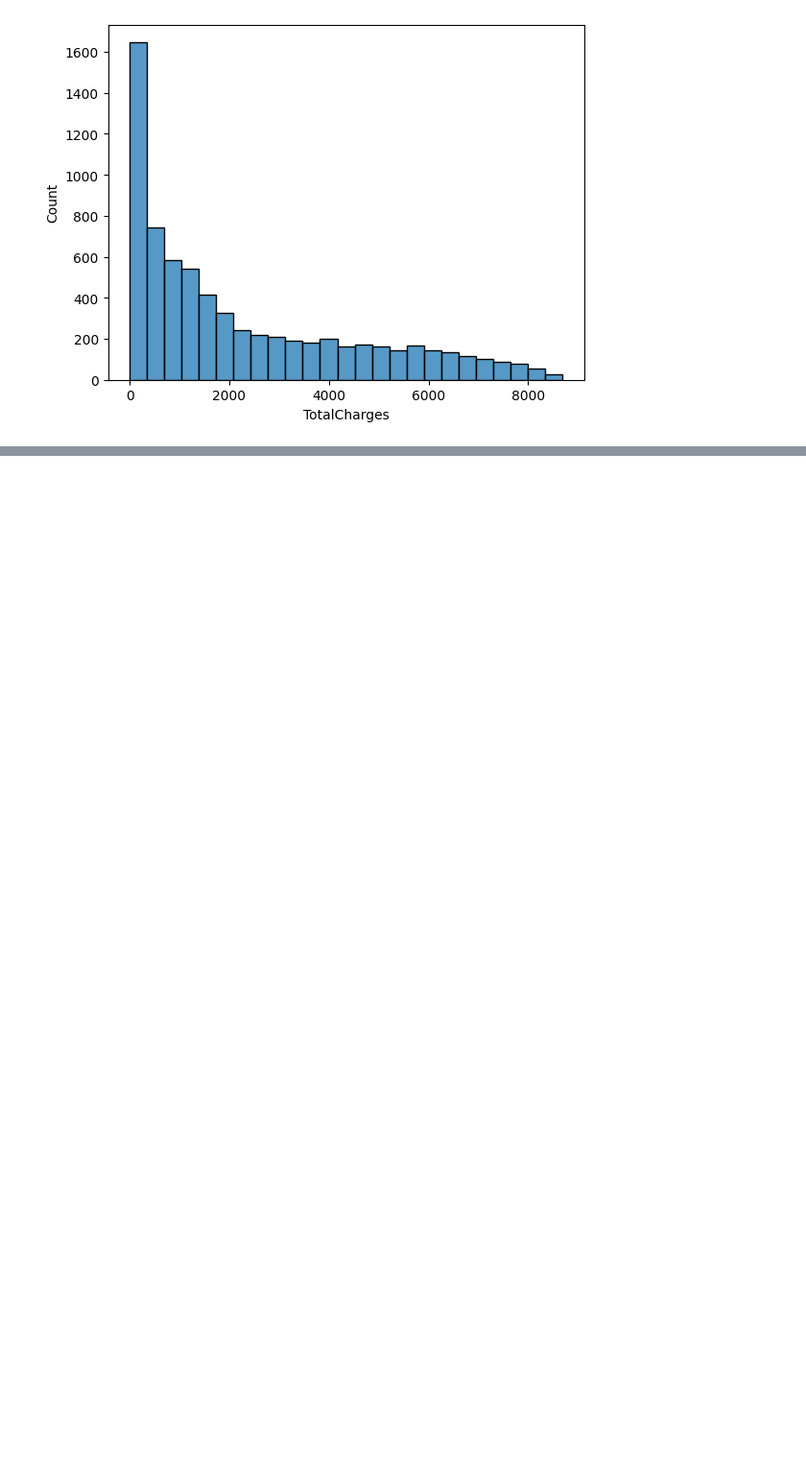
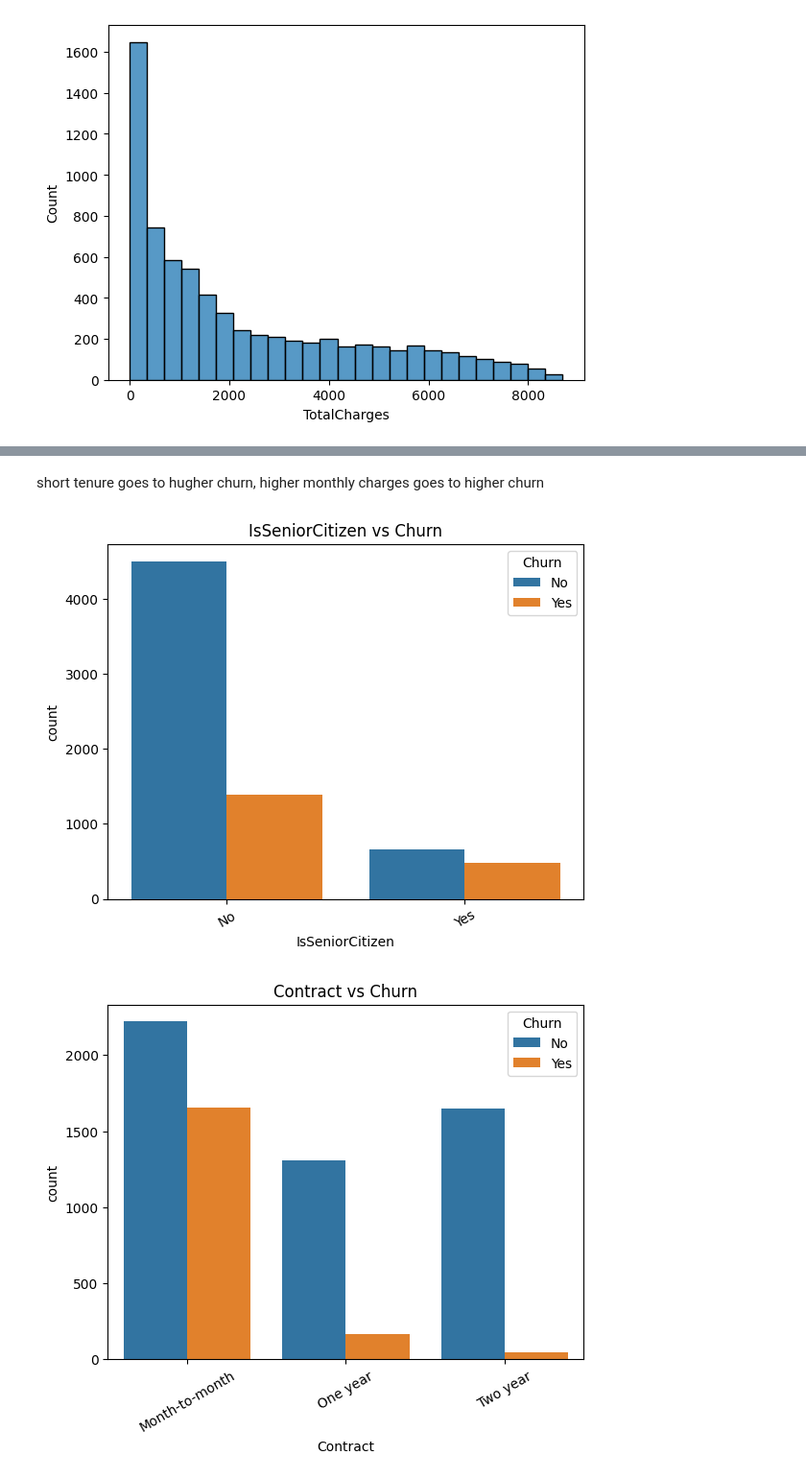
Before and after one commit to anudaindu/CM2604_Telco_Churn_Anuda, a Jupyter notebook: AnudaTelco.ipynb, the cells around one changed output, grey strips where cells are left out. Shown at 96% size. Cells and saved outputs as stored; diff of their text form; code cells hidden in the pictures; blank space fills up the shorter version.

```diff
--- a/AnudaTelco.ipynb
+++ b/AnudaTelco.ipynb
@@ -221,0 +249,17 @@ sns.countplot(x='IsSeniorCitizen', hue='Churn', data=df)
+# %% [markdown]
+short tenure goes to hugher churn, higher monthly charges goes to higher churn
+# %%
+#Categorical vs Churn
+cat_cols = [
+    'IsSeniorCitizen','Contract','PaymentMethod',
+    'HasOnlineSecurity','HasTechSupport'
+]
+
+for col in cat_cols:
+    sns.countplot(x=col, hue='Churn', data=df)
+    plt.xticks(rotation=30)
+    plt.title(f'{col} vs Churn')
+    plt.show()
+# %% [output]
+[figure, added]
+[figure, added]
```
Also changed, not shown: parts of 21 cells of this notebook.
